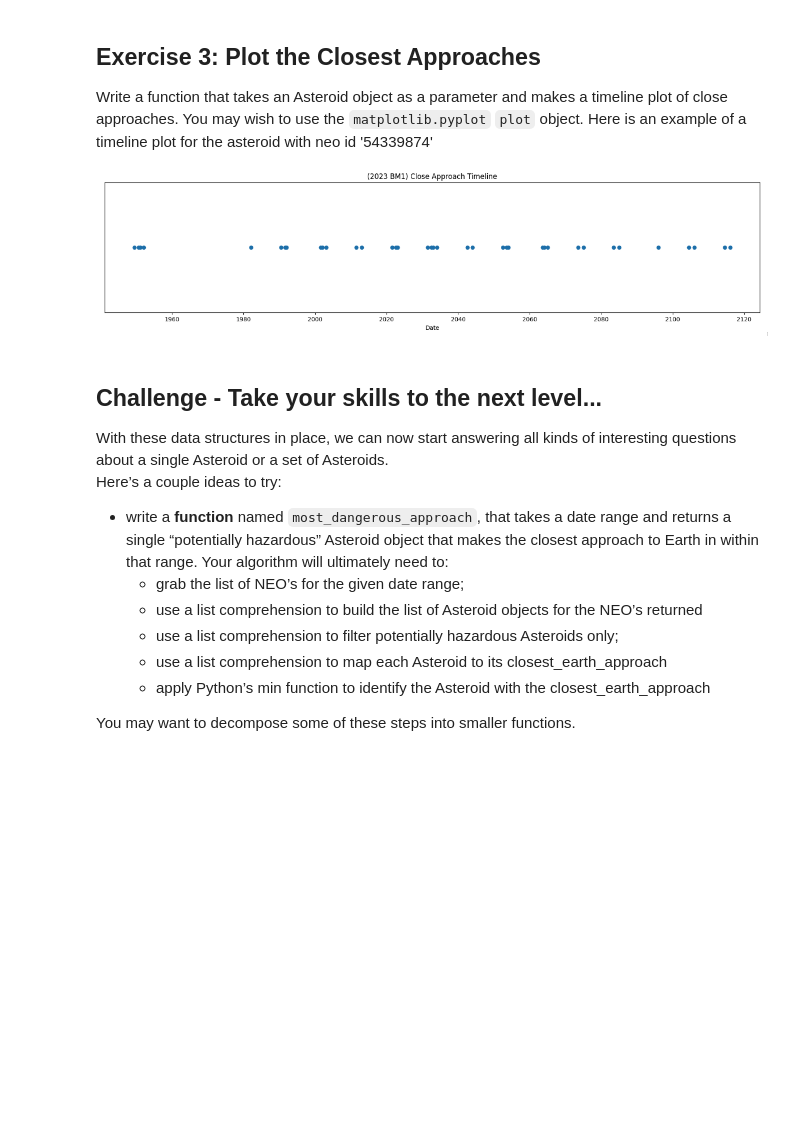
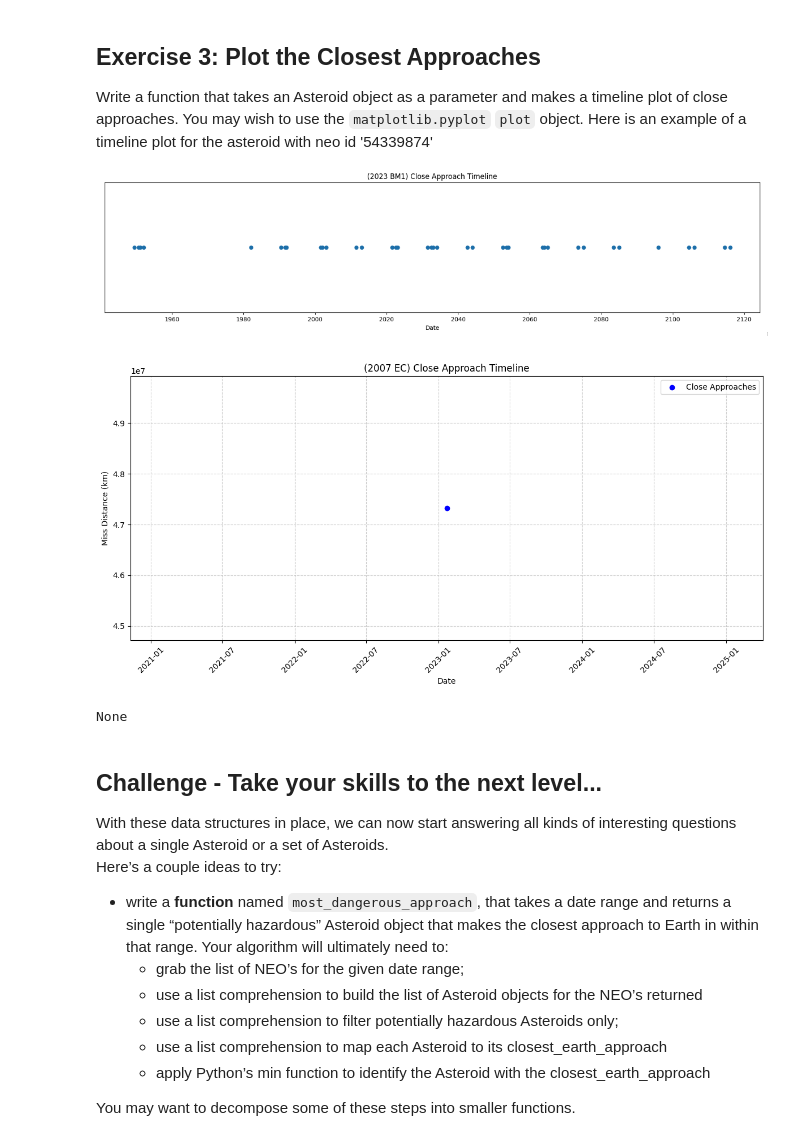
Before and after one commit to tusharsachdeva-code/comp215, a Jupyter notebook: labs/lab04-more_classes.ipynb, the cells around one changed output. Cells and saved outputs as stored; diff of their text form; code cells hidden in the pictures; blank space fills up the shorter version.

```diff
--- a/labs/lab04-more_classes.ipynb
+++ b/labs/lab04-more_classes.ipynb
@@ -174,3 +172,26 @@ Write a function that takes an Asteroid object as a parameter and makes a timeli
+# %%
+# Ex. 3 your code here
+import matplotlib.pyplot as plt
+
+def plot_close_approach_timeline(asteroid):
+    dates = [ca.approach_date for ca in asteroid.close_approaches]
+    distances = [ca.miss_distance_km for ca in asteroid.close_approaches]
+
+    plt.figure(figsize=(12, 6))
+    plt.scatter(dates, distances, marker='o', color='blue', label='Close Approaches')
+    plt.xlabel("Date")
+    plt.ylabel("Miss Distance (km)")
+    plt.title(f"{asteroid.name} Close Approach Timeline")
+    plt.xticks(rotation=45)
+    plt.grid(True, linestyle='--', alpha=0.6)
+    plt.legend()
+    plt.tight_layout()
+    plt.show()
+
+print(plot_close_approach_timeline(asteroids[0]))
+# %% [output]
+[figure, added]
+None
 # %% [markdown]
 ## Challenge - Take your skills to the next level...
 
```
Also changed, not shown: parts of 3 cells of this notebook.
